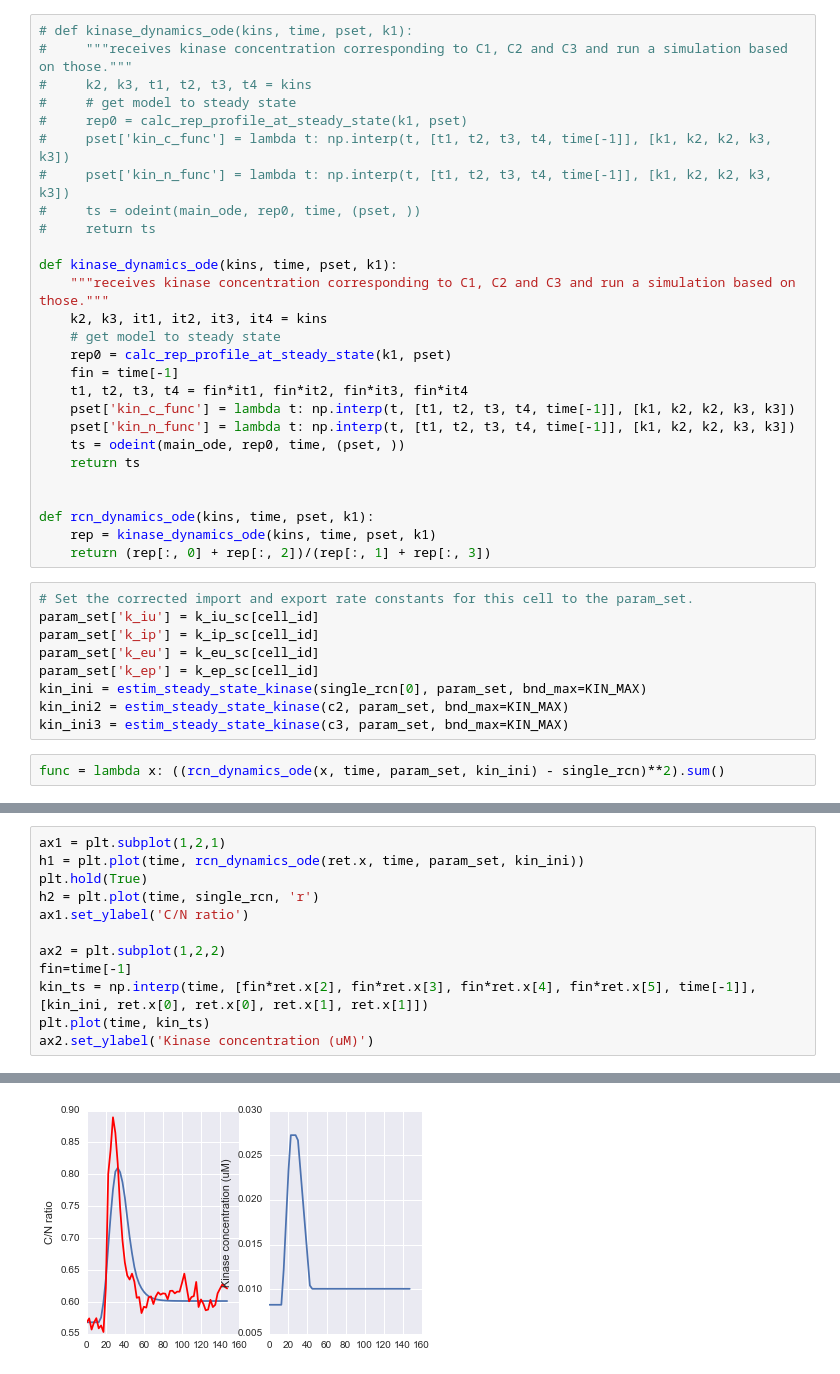
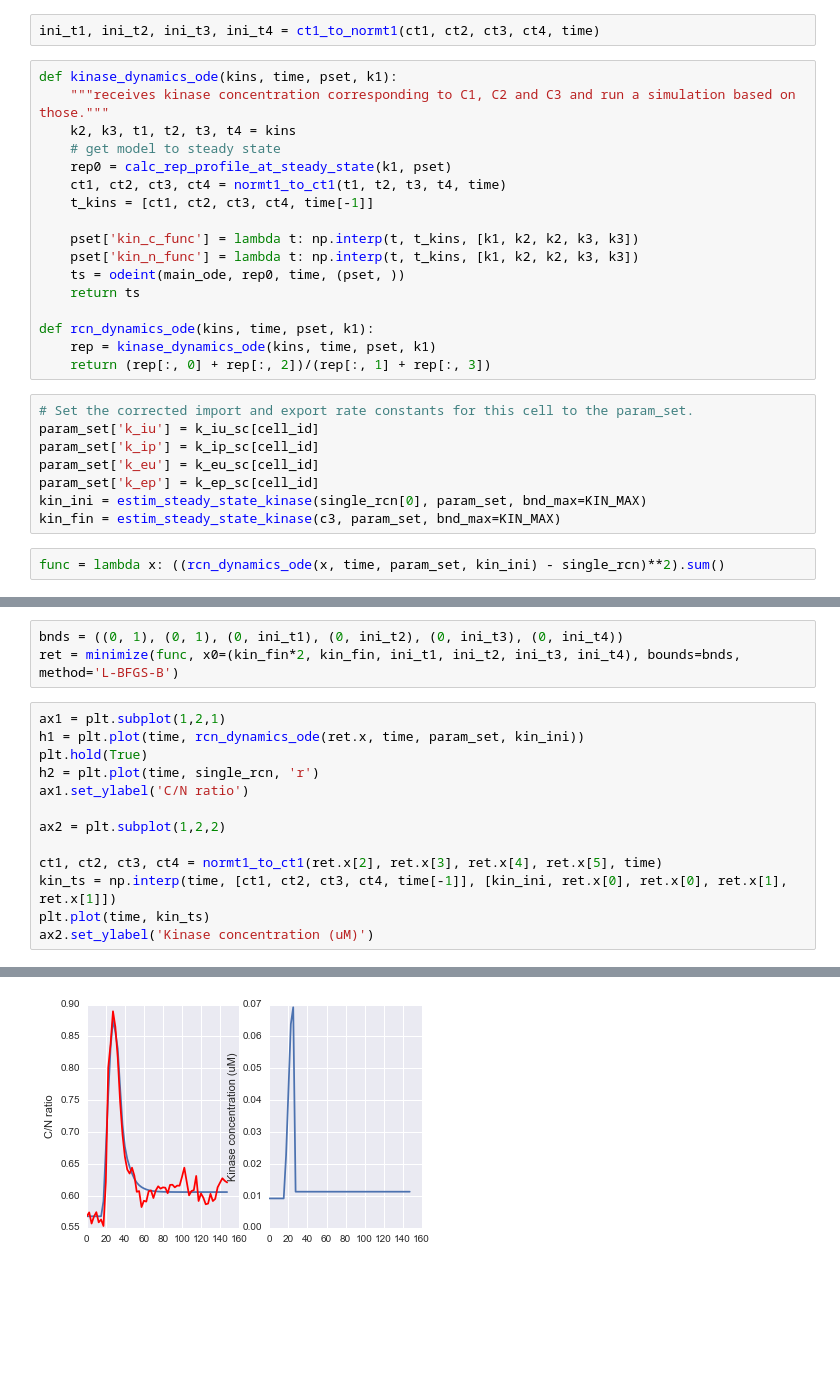
Before and after one commit to macklin/covertrace, a Jupyter notebook: doc/jupyter_examples/KTRProtocol.ipynb, the cells around one changed output, grey strips where cells are left out. Drawn from its saved outputs; the diff is of its cells as text; blank space fills up the shorter version.

Commit message:
models working

```diff
--- a/doc/jupyter_examples/KTRProtocol.ipynb
+++ b/doc/jupyter_examples/KTRProtocol.ipynb
@@ -491,26 +534,18 @@ plt.xlabel('Time (min)')
+# %%
+ini_t1, ini_t2, ini_t3, ini_t4 = ct1_to_normt1(ct1, ct2, ct3, ct4, time)
 # %%
-# def kinase_dynamics_ode(kins, time, pset, k1):
-#     """receives kinase concentration corresponding to C1, C2 and C3 and run a simulation based on those."""
-#     k2, k3, t1, t2, t3, t4 = kins
-#     # get model to steady state
-#     rep0 = calc_rep_profile_at_steady_state(k1, pset)
-#     pset['kin_c_func'] = lambda t: np.interp(t, [t1, t2, t3, t4, time[-1]], [k1, k2, k2, k3, k3])
-#     pset['kin_n_func'] = lambda t: np.interp(t, [t1, t2, t3, t4, time[-1]], [k1, k2, k2, k3, k3])
-#     ts = odeint(main_ode, rep0, time, (pset, ))
-#     return ts
-
 def kinase_dynamics_ode(kins, time, pset, k1):
     """receives kinase concentration corresponding to C1, C2 and C3 and run a simulation based on those."""
-    k2, k3, it1, it2, it3, it4 = kins
+    k2, k3, t1, t2, t3, t4 = kins
     # get model to steady state
     rep0 = calc_rep_profile_at_steady_state(k1, pset)
-    fin = time[-1]
-    t1, t2, t3, t4 = fin*it1, fin*it2, fin*it3, fin*it4
-    pset['kin_c_func'] = lambda t: np.interp(t, [t1, t2, t3, t4, time[-1]], [k1, k2, k2, k3, k3])
-    pset['kin_n_func'] = lambda t: np.interp(t, [t1, t2, t3, t4, time[-1]], [k1, k2, k2, k3, k3])
+    ct1, ct2, ct3, ct4 = normt1_to_ct1(t1, t2, t3, t4, time)
+    t_kins = [ct1, ct2, ct3, ct4, time[-1]]
+
+    pset['kin_c_func'] = lambda t: np.interp(t, t_kins, [k1, k2, k2, k3, k3])
+    pset['kin_n_func'] = lambda t: np.interp(t, t_kins, [k1, k2, k2, k3, k3])
     ts = odeint(main_ode, rep0, time, (pset, ))
     return ts
-
 
 def rcn_dynamics_ode(kins, time, pset, k1):
     rep = kinase_dynamics_ode(kins, time, pset, k1)
@@ -522,7 +557,6 @@ param_set['k_ip'] = k_ip_sc[cell_id]
 param_set['k_eu'] = k_eu_sc[cell_id]
 param_set['k_ep'] = k_ep_sc[cell_id]
 kin_ini = estim_steady_state_kinase(single_rcn[0], param_set, bnd_max=KIN_MAX)
-kin_ini2 = estim_steady_state_kinase(c2, param_set, bnd_max=KIN_MAX)
-kin_ini3 = estim_steady_state_kinase(c3, param_set, bnd_max=KIN_MAX)
+kin_fin = estim_steady_state_kinase(c3, param_set, bnd_max=KIN_MAX)
 # %%
 func = lambda x: ((rcn_dynamics_ode(x, time, param_set, kin_ini) - single_rcn)**2).sum()
@@ -550,15 +563,19 @@ ret = minimize(func, x0=(kin_ini3*2, kin_ini3, t1, t2, t3, t4), bounds=bnds, con
+# %%
+bnds = ((0, 1), (0, 1), (0, ini_t1), (0, ini_t2), (0, ini_t3), (0, ini_t4))
+ret = minimize(func, x0=(kin_fin*2, kin_fin, ini_t1, ini_t2, ini_t3, ini_t4), bounds=bnds, method='L-BFGS-B')
 # %%
 ax1 = plt.subplot(1,2,1)
 h1 = plt.plot(time, rcn_dynamics_ode(ret.x, time, param_set, kin_ini))
 plt.hold(True)
 h2 = plt.plot(time, single_rcn, 'r')
 ax1.set_ylabel('C/N ratio')
 
 ax2 = plt.subplot(1,2,2)
-fin=time[-1]
-kin_ts = np.interp(time, [fin*ret.x[2], fin*ret.x[3], fin*ret.x[4], fin*ret.x[5], time[-1]], [kin_ini, ret.x[0], ret.x[0], ret.x[1], ret.x[1]])
+
+ct1, ct2, ct3, ct4 = normt1_to_ct1(ret.x[2], ret.x[3], ret.x[4], ret.x[5], time)
+kin_ts = np.interp(time, [ct1, ct2, ct3, ct4, time[-1]], [kin_ini, ret.x[0], ret.x[0], ret.x[1], ret.x[1]])
 plt.plot(time, kin_ts)
 ax2.set_ylabel('Kinase concentration (uM)')
 # %% [output]
 <matplotlib.text.Text at 0x...>
-[figure, old version]
+[figure, new version]
```
Also changed, not shown: parts of 44 cells of this notebook.
